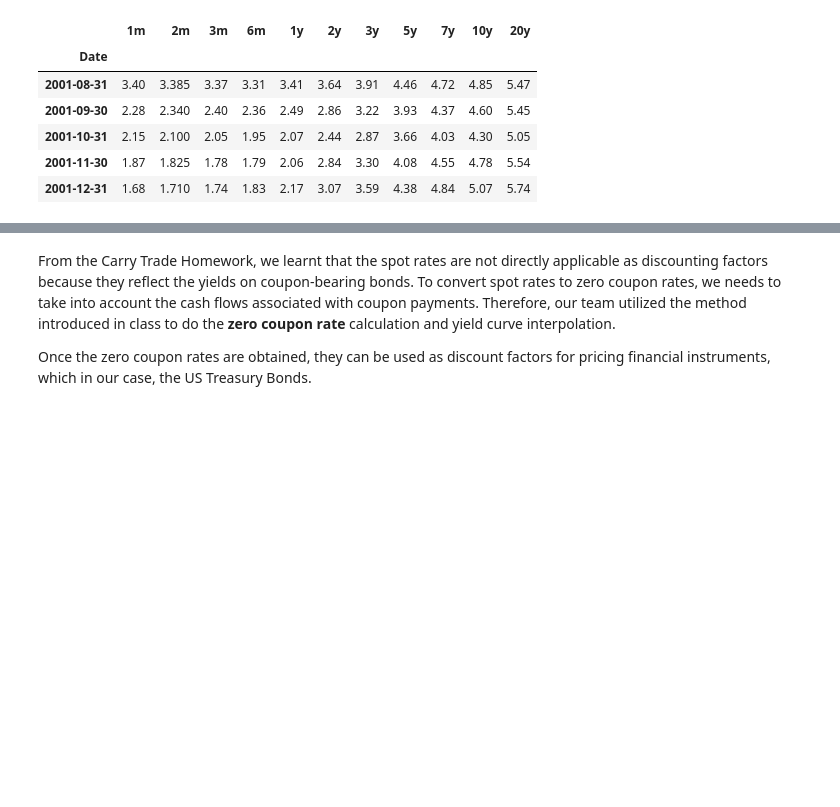
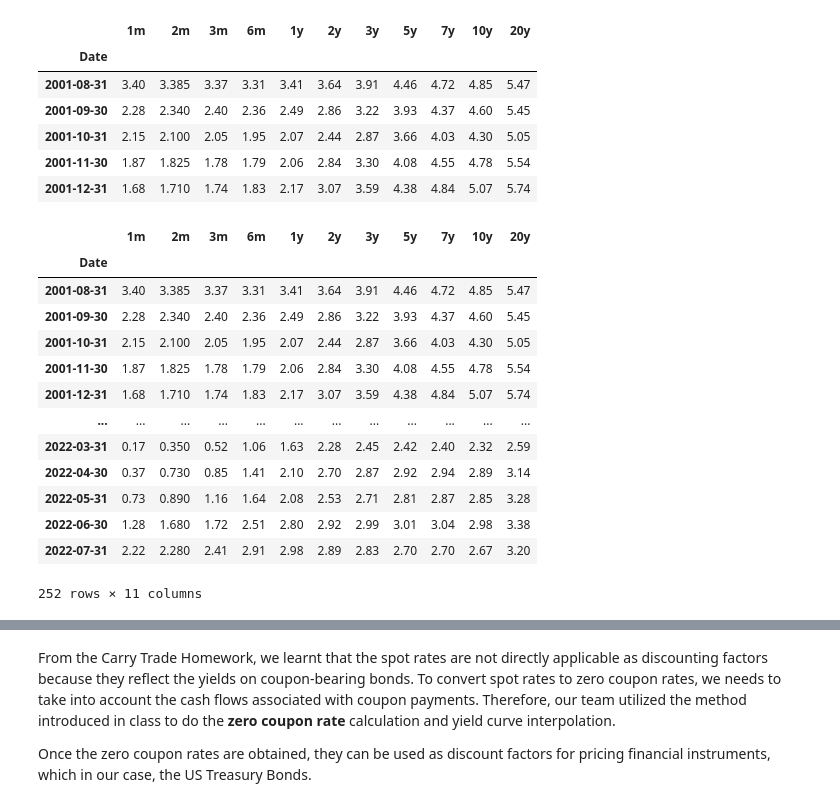
Before and after one commit to zym20000325/MeanRevertingYieldCurve, a Jupyter notebook: main.ipynb, the cells around one changed output, grey strips where cells are left out. Drawn from its saved outputs; the diff is of its cells as text; code cells hidden in the pictures; blank space fills up the shorter version.

```diff
--- a/main.ipynb
+++ b/main.ipynb
@@ -56,6 +56,23 @@ df_yc_m.head()
 | 2001-10-31 | 2.15 | 2.100 | 2.05 | 1.95 | 2.07 | 2.44 | 2.87 | 3.66 | 4.03 | 4.30 | 5.05 |
 | 2001-11-30 | 1.87 | 1.825 | 1.78 | 1.79 | 2.06 | 2.84 | 3.30 | 4.08 | 4.55 | 4.78 | 5.54 |
 | 2001-12-31 | 1.68 | 1.710 | 1.74 | 1.83 | 2.17 | 3.07 | 3.59 | 4.38 | 4.84 | 5.07 | 5.74 |
+# %%
+df_yc_m
+# %% [output]
+|  | 1m | 2m | 3m | 6m | 1y | 2y | 3y | 5y | 7y | 10y | 20y |
+| Date |  |  |  |  |  |  |  |  |  |  |  |
+| 2001-08-31 | 3.40 | 3.385 | 3.37 | 3.31 | 3.41 | 3.64 | 3.91 | 4.46 | 4.72 | 4.85 | 5.47 |
+| 2001-09-30 | 2.28 | 2.340 | 2.40 | 2.36 | 2.49 | 2.86 | 3.22 | 3.93 | 4.37 | 4.60 | 5.45 |
+| 2001-10-31 | 2.15 | 2.100 | 2.05 | 1.95 | 2.07 | 2.44 | 2.87 | 3.66 | 4.03 | 4.30 | 5.05 |
+| 2001-11-30 | 1.87 | 1.825 | 1.78 | 1.79 | 2.06 | 2.84 | 3.30 | 4.08 | 4.55 | 4.78 | 5.54 |
+| 2001-12-31 | 1.68 | 1.710 | 1.74 | 1.83 | 2.17 | 3.07 | 3.59 | 4.38 | 4.84 | 5.07 | 5.74 |
+| ... | ... | ... | ... | ... | ... | ... | ... | ... | ... | ... | ... |
+| 2022-03-31 | 0.17 | 0.350 | 0.52 | 1.06 | 1.63 | 2.28 | 2.45 | 2.42 | 2.40 | 2.32 | 2.59 |
+| 2022-04-30 | 0.37 | 0.730 | 0.85 | 1.41 | 2.10 | 2.70 | 2.87 | 2.92 | 2.94 | 2.89 | 3.14 |
+| 2022-05-31 | 0.73 | 0.890 | 1.16 | 1.64 | 2.08 | 2.53 | 2.71 | 2.81 | 2.87 | 2.85 | 3.28 |
+| 2022-06-30 | 1.28 | 1.680 | 1.72 | 2.51 | 2.80 | 2.92 | 2.99 | 3.01 | 3.04 | 2.98 | 3.38 |
+| 2022-07-31 | 2.22 | 2.280 | 2.41 | 2.91 | 2.98 | 2.89 | 2.83 | 2.70 | 2.70 | 2.67 | 3.20 |
+252 rows × 11 columns
 # %%
 plot_yield_curve(df_yc_m)
 # %% [output]
```
Also changed, not shown: parts of 12 cells of this notebook, 1 other file.
